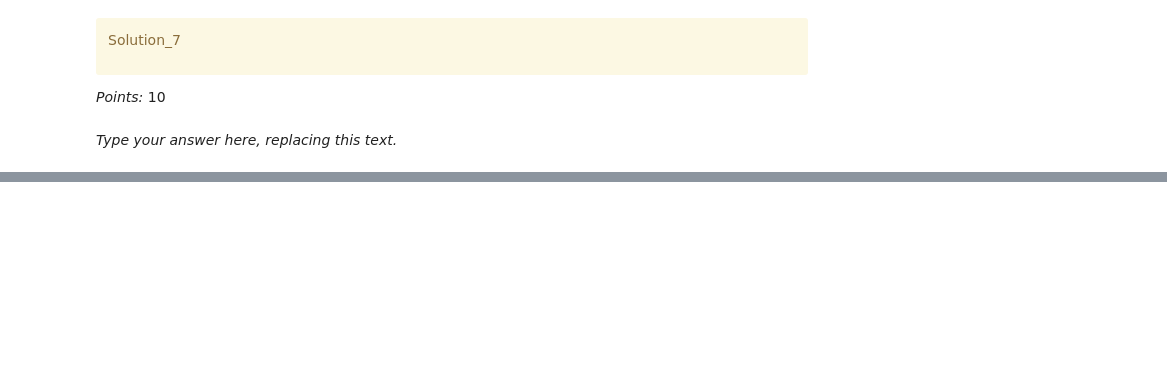
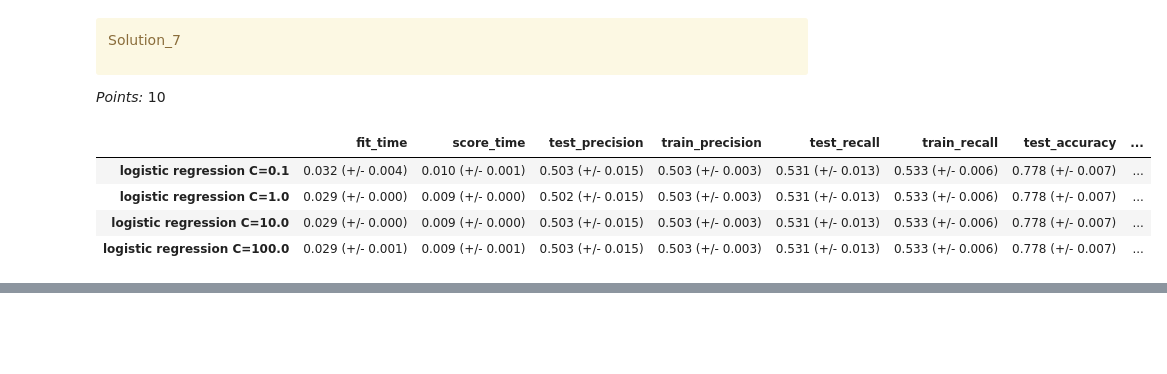
Before and after one commit to ivy-ll/cs330hw5, a Jupyter notebook: hw5.ipynb, the cells around one changed output, grey strips where cells are left out. Drawn from its saved outputs; the diff is of its cells as text; code cells hidden in the pictures; blank space fills up the shorter version.

```diff
--- a/hw5.ipynb
+++ b/hw5.ipynb
@@ -621,5 +671,3 @@ Solution_7
 </div>
 
 _Points:_ 10
-# %% [markdown]
-_Type your answer here, replacing this text._
@@ -629,0 +674,21 @@ _Type your answer here, replacing this text._
+# %%
+# Trying a linear model, using logistic regression + tuning hyperparameter
+param_grid = {"C": np.logspace(-1, 2, 4)}
+
+results_C = {}
+
+for c in param_grid["C"]:
+
+    lr_pipe = make_pipeline(
+        preprocessor,
+        LogisticRegression(max_iter=1000, class_weight='balanced', C=c, random_state=123))
+
+    results_C["logistic regression C=" + str(c)] = mean_std_cross_val_scores(lr_pipe, X_train, y_train, cv=5, return_train_score=True, scoring=scoring_metric)
+
+pd.DataFrame(results_C).T
+# %% [output]
+|  | fit_time | score_time | test_precision | train_precision | test_recall | train_recall | test_accuracy | ... |
+| logistic regression C=0.1 | 0.032 (+/- 0.004) | 0.010 (+/- 0.001) | 0.503 (+/- 0.015) | 0.503 (+/- 0.003) | 0.531 (+/- 0.013) | 0.533 (+/- 0.006) | 0.778 (+/- 0.007) | ... |
+| logistic regression C=1.0 | 0.029 (+/- 0.000) | 0.009 (+/- 0.000) | 0.502 (+/- 0.015) | 0.503 (+/- 0.003) | 0.531 (+/- 0.013) | 0.533 (+/- 0.006) | 0.778 (+/- 0.007) | ... |
+| logistic regression C=10.0 | 0.029 (+/- 0.000) | 0.009 (+/- 0.000) | 0.503 (+/- 0.015) | 0.503 (+/- 0.003) | 0.531 (+/- 0.013) | 0.533 (+/- 0.006) | 0.778 (+/- 0.007) | ... |
+| logistic regression C=100.0 | 0.029 (+/- 0.001) | 0.009 (+/- 0.001) | 0.503 (+/- 0.015) | 0.503 (+/- 0.003) | 0.531 (+/- 0.013) | 0.533 (+/- 0.006) | 0.778 (+/- 0.007) | ... |
```
Also changed, not shown: parts of 57 cells of this notebook, 1 other file.
